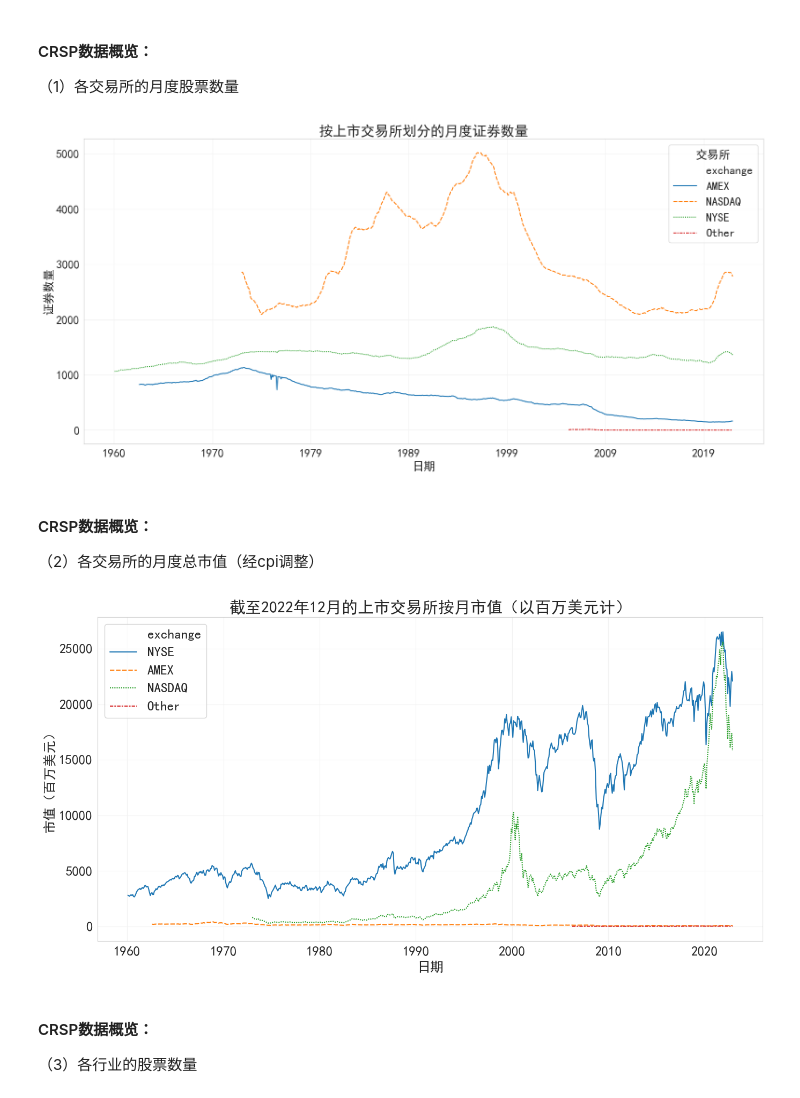
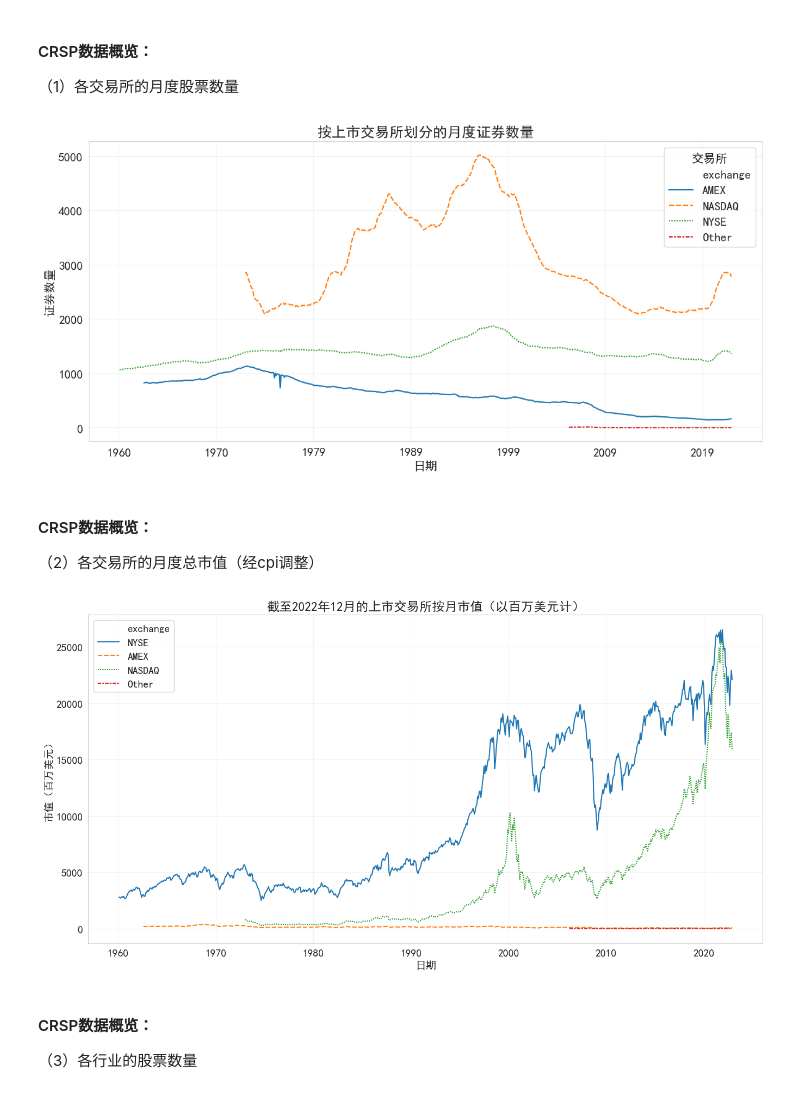
Before and after one commit to WHUFT/WHU_FinTech_Workshop, a Jupyter notebook: 10-研究方法学习班/15-Tidy Finance & Empirical Asset Pricing/01_Financial_data/week1_Finance_data.ipynb, the cells around one changed output. Drawn from its saved outputs; the diff is of its cells as text; code cells hidden in the pictures.

```diff
--- a/10-研究方法学习班/15-Tidy Finance & Empirical Asset Pricing/01_Financial_data/week1_Finance_data.ipynb
+++ b/10-研究方法学习班/15-Tidy Finance & Empirical Asset Pricing/01_Financial_data/week1_Finance_data.ipynb
@@ -302,6 +302,11 @@ tidy_finance.execute("VACUUM")
 wrds的官方python包链接较麻烦，使用WRDS网站远程链接
 
 wrds的数据也由sql数据库组织，因此可以根据SQL语句来调用
+# %%
+import sqlite3
+#在你的目录下建立data文件夹
+#链接数据库，若不存在就会新建
+tidy_finance = sqlite3.connect(database='data/tidy_finance_python.sqlite')#此时data文件夹下会有一个sqlite文件
 # %%
 from sqlalchemy import create_engine
 #pip install psycopg2
@@ -362,5 +367,5 @@ crsp_monthly.to_sql(name='crsp_monthly_copy_raw', con=tidy_finance,if_exists='re
 # %%
-crsp_monthly = pd.read_sql_query(sql = 'SELECT * FROM crsp_monthly_copy_raw',con=tidy_finance,parse_dates = {'month'})
+crsp_monthly = pd.read_sql_query(sql = 'SELECT * FROM crsp_monthly_raw',con=tidy_finance,parse_dates = {'month'})
 crsp_monthly
 # %% [output]
 |  | permno | date | month | ret | shrout | altprc | exchcd | siccd | dlret | dlstcd |
@@ -387,16 +392,25 @@ crsp_monthly['mktcap'] = crsp_monthly['shrout']*abs(crsp_monthly['altprc'])/10**
 print('市值中有 0' if (crsp_monthly['mktcap'] == 0).any() else '市值中没有 0')
 crsp_monthly['mktcap'] = crsp_monthly['mktcap'].replace(0, np.nan)
 print('市值中有 0' if (crsp_monthly['mktcap'] == 0).any() else '市值中没有 0')
+
 ##滞后市值
+mktcap_lag = (crsp_monthly.assign(
+    month=lambda x: x["month"]+pd.DateOffset(months=1),
+    mktcap_lag=lambda x: x["mktcap"]
+    ).get(["permno", "month", "mktcap_lag"])
+    )
+crsp_monthly = (crsp_monthly.merge(mktcap_lag, how="left", on=["permno", "month"]))
+
+##也可以使用构'month_num'的方法，再滞后，merge
+#def date_to_num(df,name,n):
+#    df[name] = pd.to_datetime(df[name])
+#    df['month_num'] = (df[name].dt.year-n)*12+df[name].dt.month
+#    return df
+#bond_daily = date_to_num(bond_daily,'Trddt',2007)#Trddt交易日期
+
+'''注意：由于顺序与唯一值的问题，以下方法还是会导致少量数据偏误，尽管在前几章看不出，但在第4、5、6章构造因子时会有细微区别
 crsp_monthly.sort_values(['permno', 'month'], inplace=True)##注意这里要按照时间顺序先整理一遍
 crsp_monthly['mktcap_lag'] = crsp_monthly.groupby('permno',sort = False)['mktcap'].shift(1)####不需要apply
-##也可以使用构'month_num'的方法
-'''即可构造月份数新列
-def date_to_num(df,name,n):
-    df[name] = pd.to_datetime(df[name])
-    df['month_num'] = (df[name].dt.year-n)*12+df[name].dt.month
-    return df
-bond_daily = date_to_num(bond_daily,'Trddt',2007)#Trddt交易日期
 '''
 crsp_monthly
 # %% [output]
@@ -509,36 +523,36 @@ import seaborn as sns
 import matplotlib.pyplot as plt
 import matplotlib.dates as mdates
 
 # 设置字体大小
-plt.rcParams.update({'font.size': 18})
+plt.rcParams.update({'font.size': 14})
 sns.set_style("whitegrid",{'grid.color': '0.95'})
 plt.rcParams['font.sans-serif'] = ['SimHei']  # 选择合适的中文字体
 plt.rcParams['axes.unicode_minus'] = False  # 处理负号显示问题
 # 按交易所和日期计算证券数量
 count_df = crsp_monthly.groupby(['exchange', 'month']).size().reset_index(name='n')
 
 #绘制图表
-plt.figure(figsize=(16, 8), dpi=100)
+plt.figure(figsize=(12, 6), dpi=100)
 sns.lineplot(data=count_df, x='month', y='n', hue='exchange', style='exchange', markers=False)
 
 # 标签和标题
 plt.title("按上市交易所划分的月度证券数量")
 plt.xlabel("日期")
 plt.ylabel("证券数量")
 
 # 设置日期刻度间隔为1年
 plt.gca().xaxis.set_major_locator(plt.MultipleLocator(3650))
 plt.gca().xaxis.set_major_formatter(mdates.DateFormatter('%Y'))#以年份显示
 # 设置日期刻度格式为年份
 
 # 显示图例
 plt.legend(title='交易所')
 
 # 显示图形
 plt.tight_layout()
 plt.show()
 # %% [output]
-[figure, old version]
+[figure, new version]
 # %% [markdown]
 #### CRSP数据概览：
 （2）各交易所的月度总市值（经cpi调整）
@@ -559,7 +573,7 @@ plt.xlabel("日期")
 plt.ylabel("市值（百万美元）")
 plt.show()
 # %% [output]
-[figure, old version]
+[figure, new version]
 # %% [markdown]
 #### CRSP数据概览：
 （3）各行业的股票数量
```
Also changed, not shown: parts of 14 cells of this notebook.
